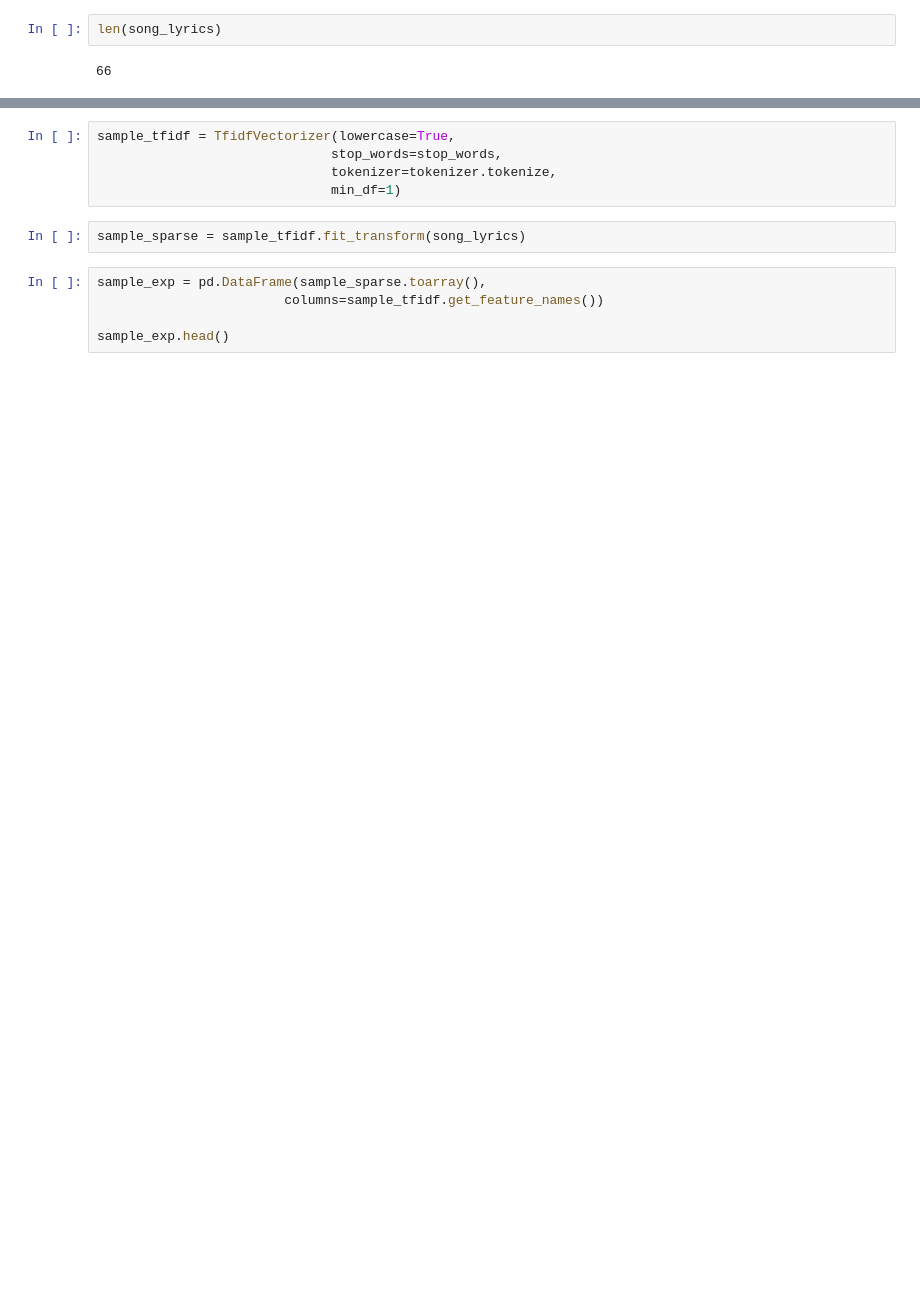
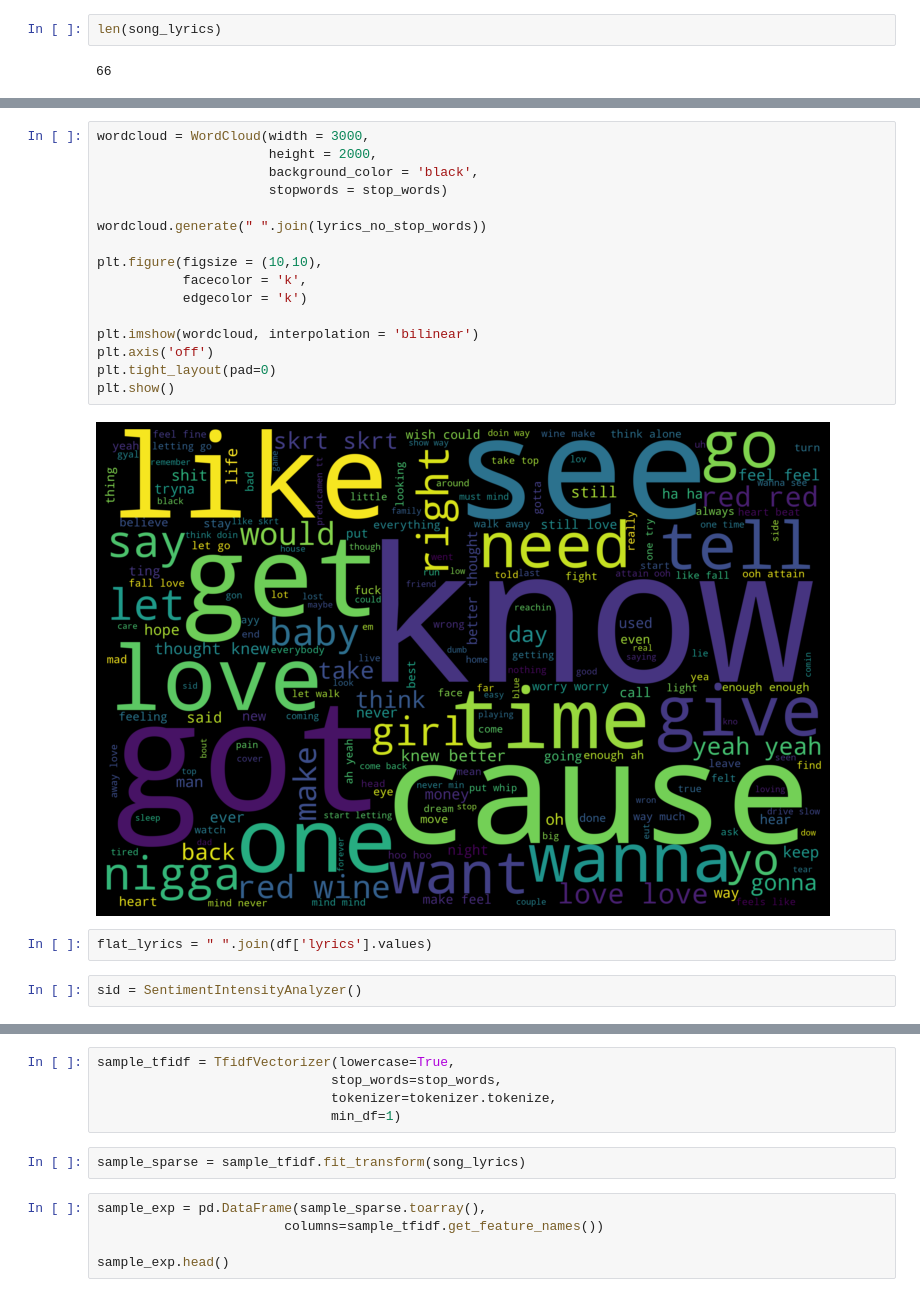
Before and after one commit to ravimalde/spotify_analysis, a Jupyter notebook: preprocessing.ipynb, the cells around one changed output, grey strips where cells are left out. Drawn from its saved outputs; the diff is of its cells as text; blank space fills up the shorter version.

Commit message:
vader sentiment analysis

```diff
--- a/preprocessing.ipynb
+++ b/preprocessing.ipynb
@@ -49,0 +67,22 @@ stop_words
+# %%
+wordcloud = WordCloud(width = 3000,
+                      height = 2000,
+                      background_color = 'black',
+                      stopwords = stop_words)
+
+wordcloud.generate(" ".join(lyrics_no_stop_words))
+
+plt.figure(figsize = (10,10),
+           facecolor = 'k',
+           edgecolor = 'k')
+
+plt.imshow(wordcloud, interpolation = 'bilinear')
+plt.axis('off')
+plt.tight_layout(pad=0)
+plt.show()
+# %% [output]
+[figure, added]
+# %%
+flat_lyrics = " ".join(df['lyrics'].values)
+# %%
+sid = SentimentIntensityAnalyzer()
```
Also changed, not shown: parts of 24 cells of this notebook, 3 other files.
